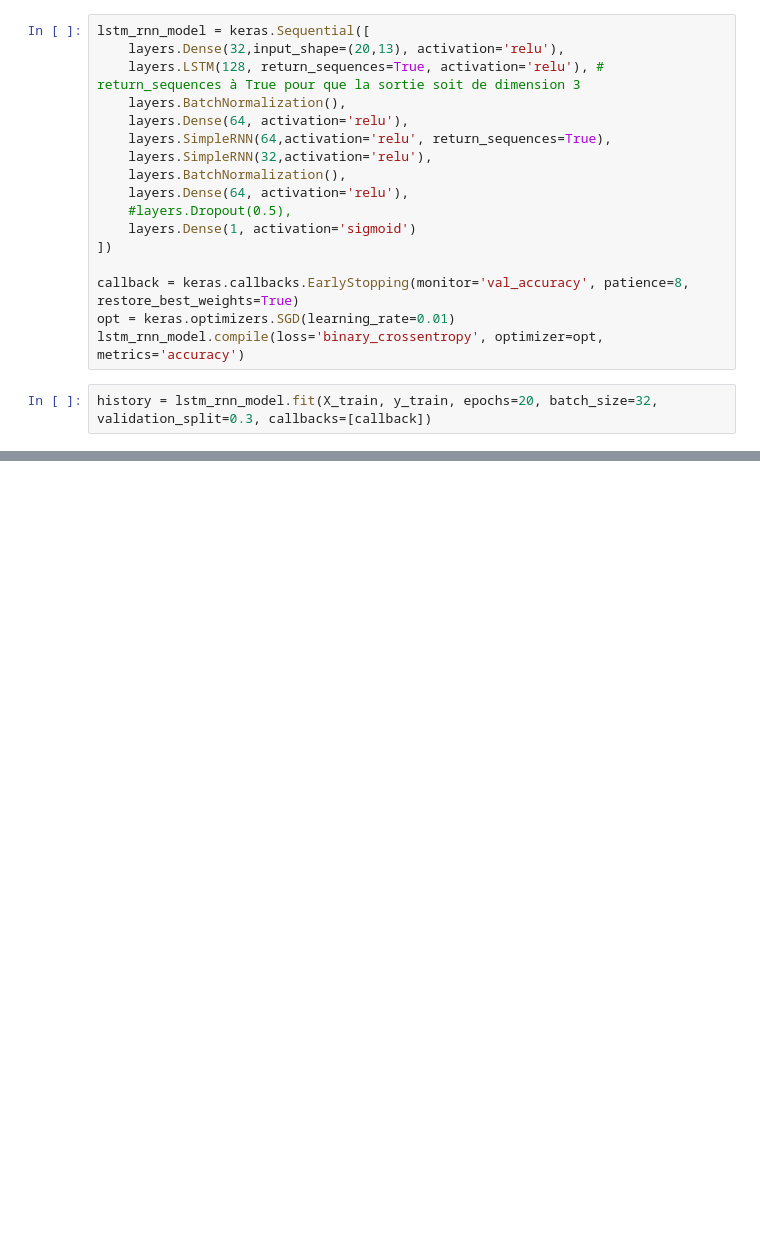
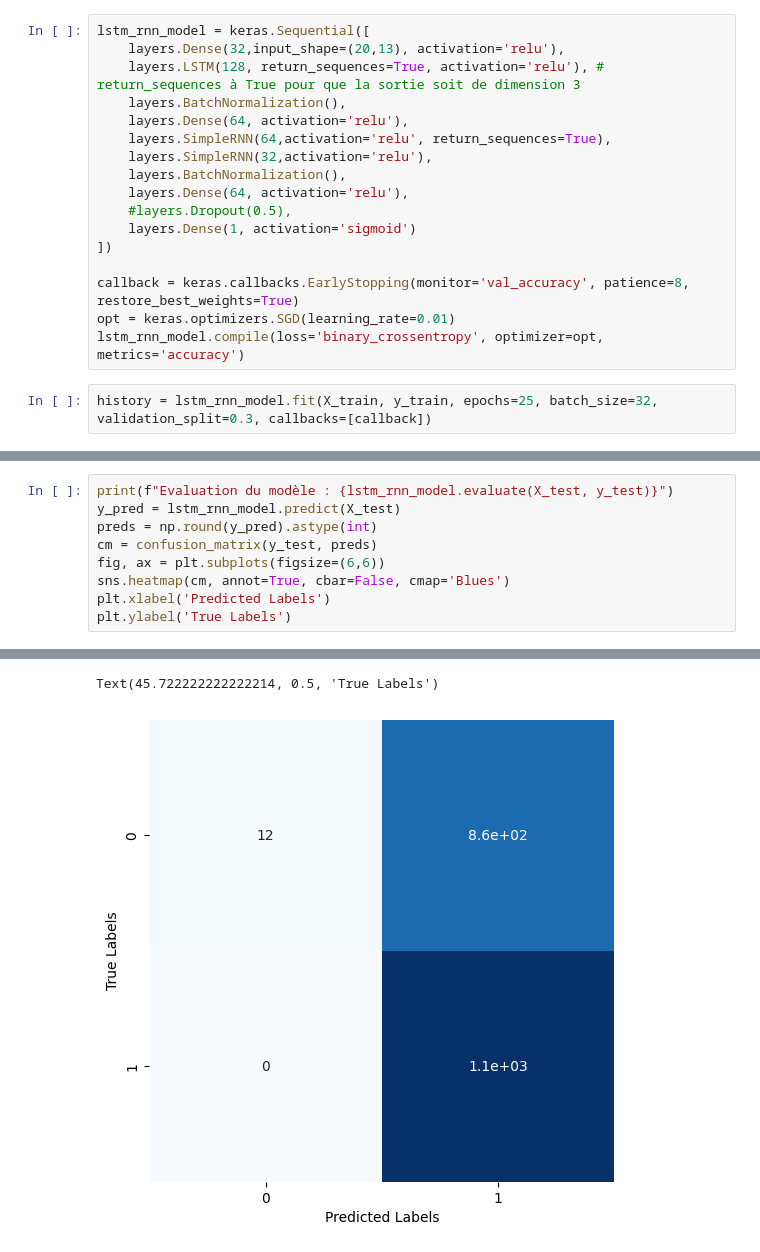
Before and after one commit to benmessao/PFE, a Jupyter notebook: source/deep learning/sequence_creation.ipynb, the cells around one changed output, grey strips where cells are left out. Cells and saved outputs as stored; diff of their text form; blank space fills up the shorter version.

```diff
--- a/source/deep learning/sequence_creation.ipynb
+++ b/source/deep learning/sequence_creation.ipynb
@@ -512,4 +624,4 @@ callback = keras.callbacks.EarlyStopping(monitor='val_accuracy', patience=8, res
 opt = keras.optimizers.SGD(learning_rate=0.01)
 lstm_rnn_model.compile(loss='binary_crossentropy', optimizer=opt, metrics='accuracy')
 # %%
-history = lstm_rnn_model.fit(X_train, y_train, epochs=20, batch_size=32, validation_split=0.3, callbacks=[callback])
+history = lstm_rnn_model.fit(X_train, y_train, epochs=25, batch_size=32, validation_split=0.3, callbacks=[callback])
@@ -543,0 +675,10 @@ eval
+# %%
+print(f"Evaluation du modèle : {lstm_rnn_model.evaluate(X_test, y_test)}")
+y_pred = lstm_rnn_model.predict(X_test)
+preds = np.round(y_pred).astype(int)
+cm = confusion_matrix(y_test, preds)
+fig, ax = plt.subplots(figsize=(6,6))
+sns.heatmap(cm, annot=True, cbar=False, cmap='Blues')
+plt.xlabel('Predicted Labels')
+plt.ylabel('True Labels')
+# %% [output]
@@ -543,0 +688,2 @@ eval
+Text(45.722222222222214, 0.5, 'True Labels')
+[figure, added]
```
Also changed, not shown: parts of 55 cells of this notebook, 1 other file.
